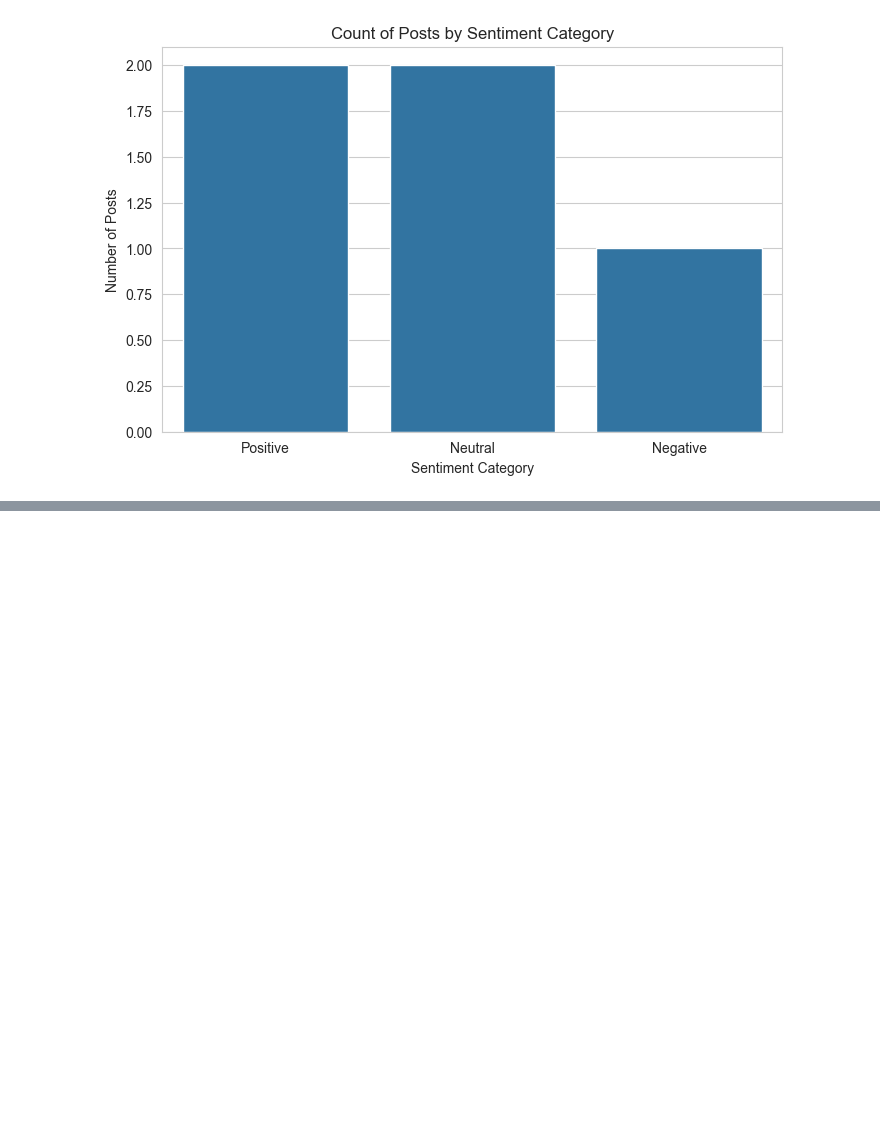
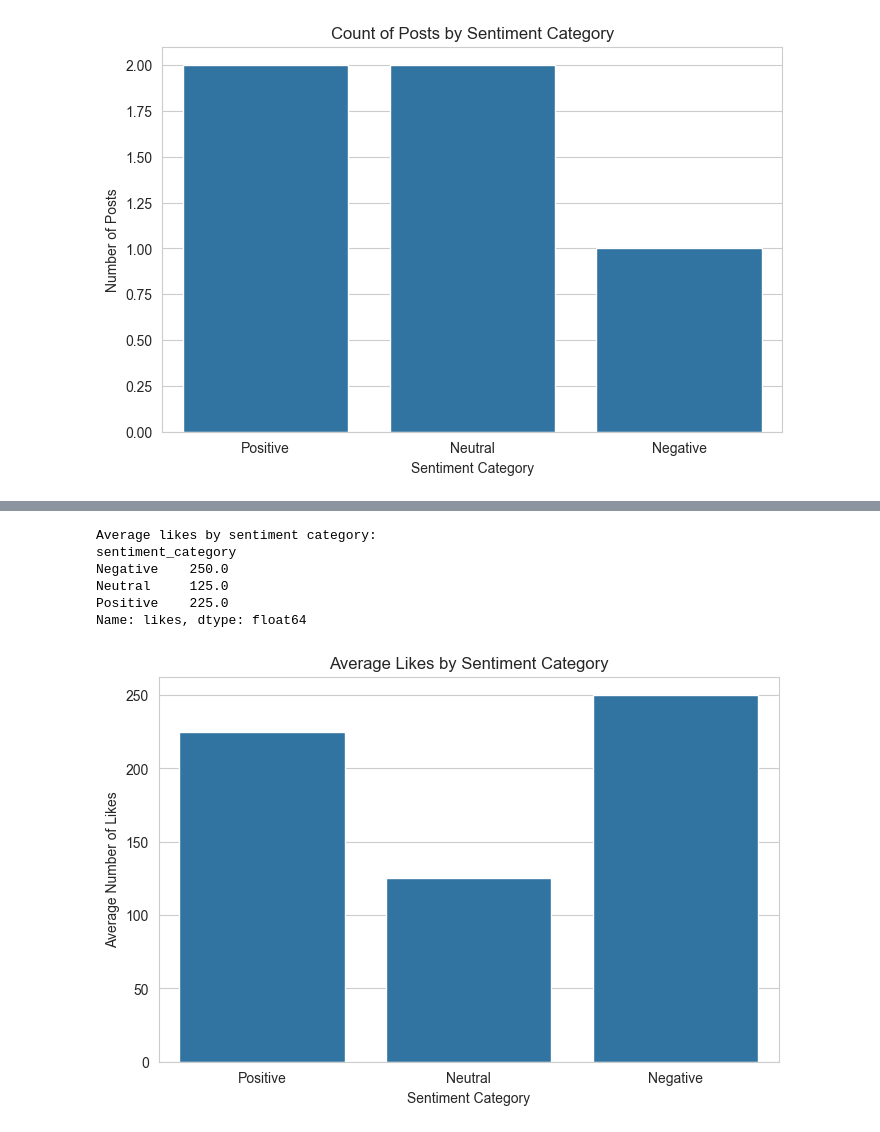
Before and after one commit to Amin-Abdolahi/migration_analysis, a Jupyter notebook: x-analysis/test.ipynb, the cells around one changed output, grey strips where cells are left out. Drawn from its saved outputs; the diff is of its cells as text; code cells hidden in the pictures; blank space fills up the shorter version.

```diff
--- a/x-analysis/test.ipynb
+++ b/x-analysis/test.ipynb
@@ -230,0 +278,49 @@ plt.show()
+# %%
+# Import libraries
+import pandas as pd
+from textblob import TextBlob
+import seaborn as sns
+import matplotlib.pyplot as plt
+
+# Load the CSV file
+df = pd.read_csv('sample_posts.csv')
+
+# Calculate sentiment polarity
+def get_sentiment(text):
+    return TextBlob(text).sentiment.polarity
+
+# Apply sentiment analysis
+df['sentiment'] = df['text'].apply(get_sentiment)
+
+# Categorize sentiment
+def sentiment_category(score):
+    if score > 0:
+        return 'Positive'
+    elif score < 0:
+        return 'Negative'
+    else:
+        return 'Neutral'
+
+df['sentiment_category'] = df['sentiment'].apply(sentiment_category)
+
+# Calculate average likes per sentiment category
+print("Average likes by sentiment category:")
+average_likes = df.groupby('sentiment_category')['likes'].mean()
+print(average_likes)
+# %% [output]
+Average likes by sentiment category:
+sentiment_category
+Negative    250.0
+Neutral     125.0
+Positive    225.0
+Name: likes, dtype: float64
+# %%
+# Bar plot for average likes by sentiment category
+plt.figure(figsize=(8, 5))
+sns.barplot(x=average_likes.index, y=average_likes.values, order=['Positive', 'Neutral', 'Negative'])
+plt.title('Average Likes by Sentiment Category')
+plt.xlabel('Sentiment Category')
+plt.ylabel('Average Number of Likes')
+plt.show()
+# %% [output]
+[figure, added]
```
Also changed, not shown: parts of 2 cells of this notebook, 3 other files.
